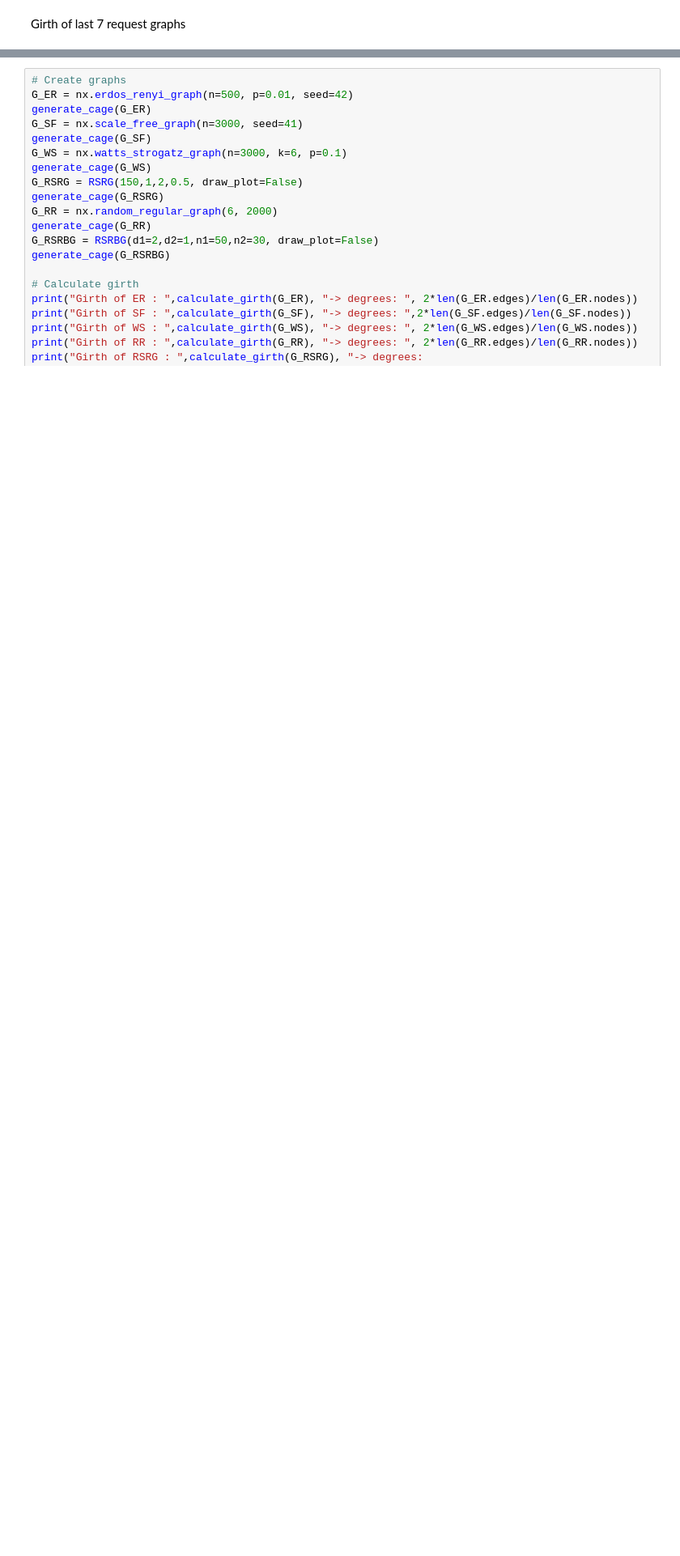
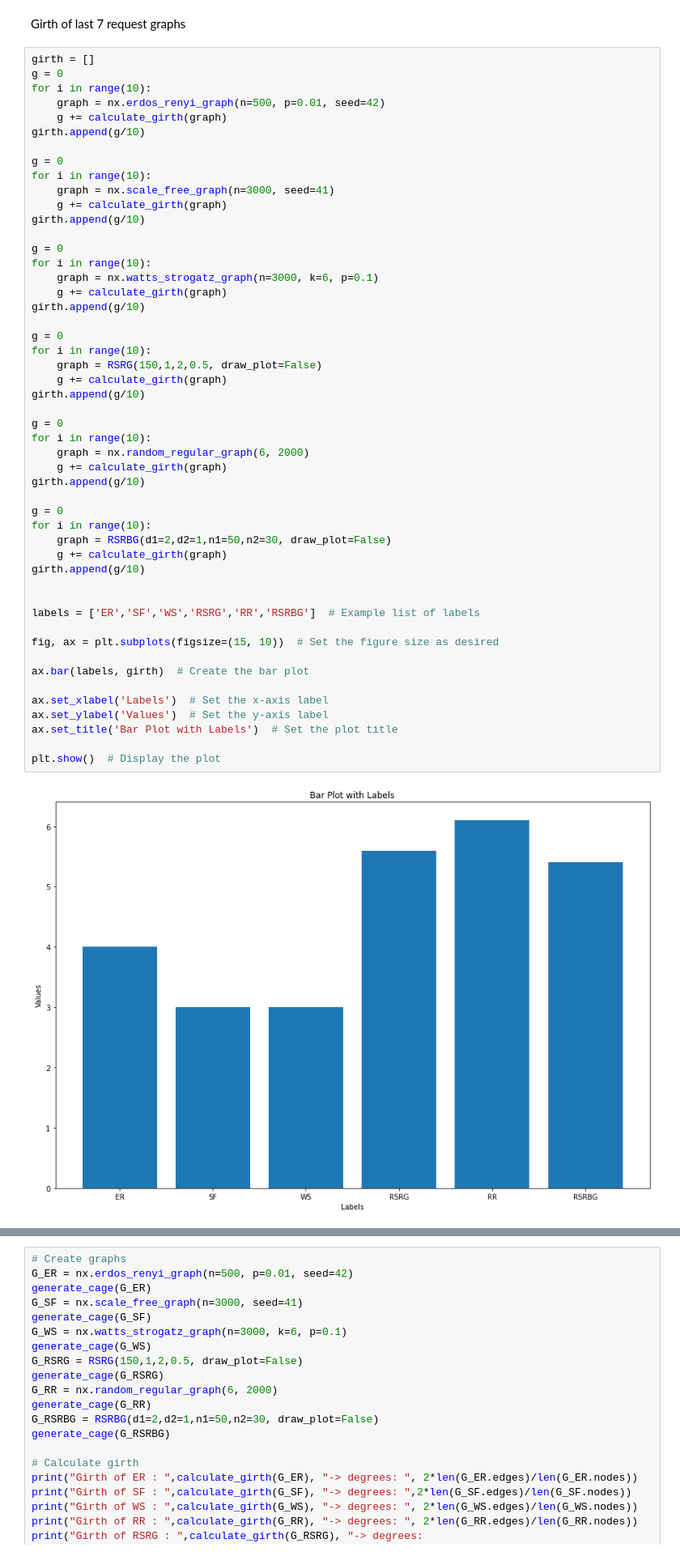
Before and after one commit to ngnma/Simulation-Project, a Jupyter notebook: sim_project.ipynb, the cells around one changed output, grey strips where cells are left out. Shown at 81% size. Cells and saved outputs as stored; diff of their text form; blank space fills up the shorter version.

```diff
--- a/sim_project.ipynb
+++ b/sim_project.ipynb
@@ -779,3 +779,55 @@ def generate_cage(graph):
 Code
 # %% [markdown]
 Girth of last 7 request graphs
+# %%
+girth = []
+g = 0
+for i in range(10):
+    graph = nx.erdos_renyi_graph(n=500, p=0.01, seed=42)
+    g += calculate_girth(graph)
+girth.append(g/10)
+
+g = 0
+for i in range(10):
+    graph = nx.scale_free_graph(n=3000, seed=41)
+    g += calculate_girth(graph)
+girth.append(g/10)
+
+g = 0
+for i in range(10):
+    graph = nx.watts_strogatz_graph(n=3000, k=6, p=0.1)
+    g += calculate_girth(graph)
+girth.append(g/10)
+
+g = 0
+for i in range(10):
+    graph = RSRG(150,1,2,0.5, draw_plot=False)
+    g += calculate_girth(graph)
+girth.append(g/10)
+
+g = 0
+for i in range(10):
+    graph = nx.random_regular_graph(6, 2000)
+    g += calculate_girth(graph)
+girth.append(g/10)
+
+g = 0
+for i in range(10):
+    graph = RSRBG(d1=2,d2=1,n1=50,n2=30, draw_plot=False)
+    g += calculate_girth(graph)
+girth.append(g/10)
+
+
+labels = ['ER','SF','WS','RSRG','RR','RSRBG']  # Example list of labels
+
+fig, ax = plt.subplots(figsize=(15, 10))  # Set the figure size as desired
+
+ax.bar(labels, girth)  # Create the bar plot
+
+ax.set_xlabel('Labels')  # Set the x-axis label
+ax.set_ylabel('Values')  # Set the y-axis label
+ax.set_title('Bar Plot with Labels')  # Set the plot title
+
+plt.show()  # Display the plot
+# %% [output]
+[figure, added]
```
Also changed, not shown: parts of 1 cell of this notebook.
